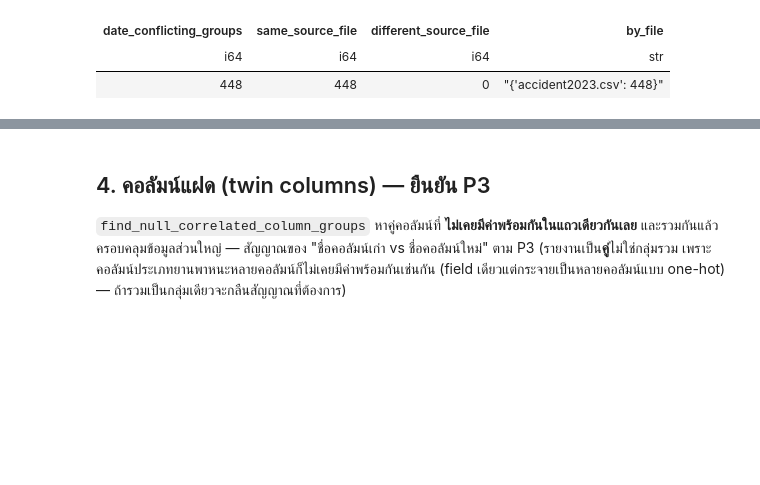
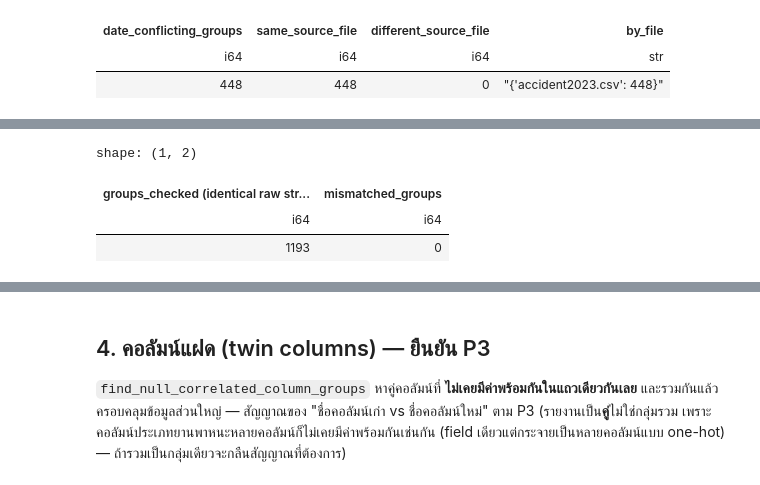
Before and after one commit to PhidPhew/car-insurance-accident-analysis, a Jupyter notebook: notebooks/01_data_profiling.ipynb, the cells around one changed output, grey strips where cells are left out. Drawn from its saved outputs; the diff is of its cells as text; code cells hidden in the pictures; blank space fills up the shorter version.

```diff
--- a/notebooks/01_data_profiling.ipynb
+++ b/notebooks/01_data_profiling.ipynb
@@ -328,0 +363,24 @@ shape: (1, 4)
+# %%
+acc2023_parsed = accidents_raw.filter(pl.col("source_file") == "accident2023.csv").with_columns(
+    pl.col("วันที่เกิดเหตุ")
+    .map_elements(lambda v: parse_slash_date(v, month_first=True), return_dtype=pl.Date)
+    .alias("parsed_date")
+)
+
+safety_net_4a = check_duplicate_date_string_consistency(
+    acc2023_parsed, "ACC_CODE", "วันที่เกิดเหตุ", "parsed_date"
+)
+
+pl.DataFrame(
+    [
+        {
+            "groups_checked (identical raw string)": safety_net_4a.groups_checked,
+            "mismatched_groups": safety_net_4a.mismatched_groups,
+        }
+    ]
+)
+# %% [output]
+shape: (1, 2)
+| groups_checked (identical raw str... | mismatched_groups |
+| i64 | i64 |
+| 1193 | 0 |
```
Also changed, not shown: parts of 9 cells of this notebook, 4 other files.
